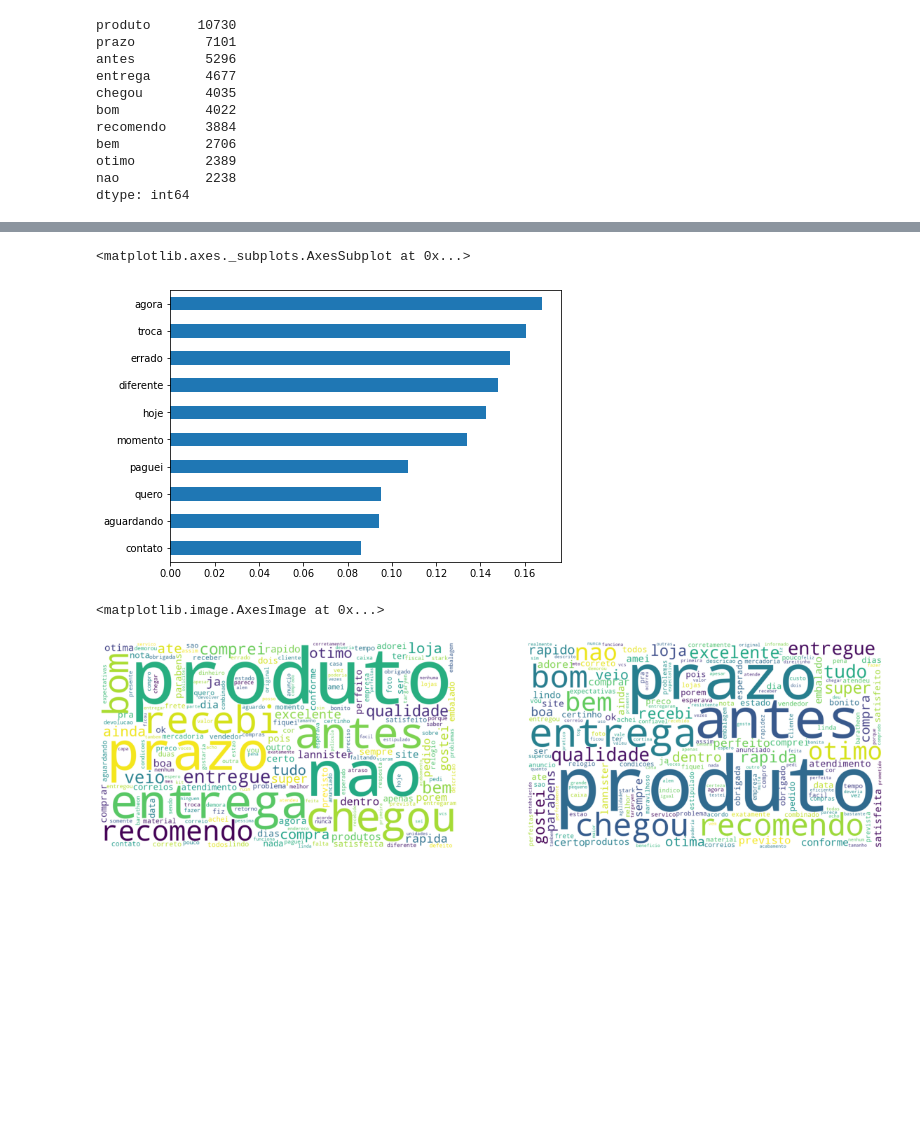
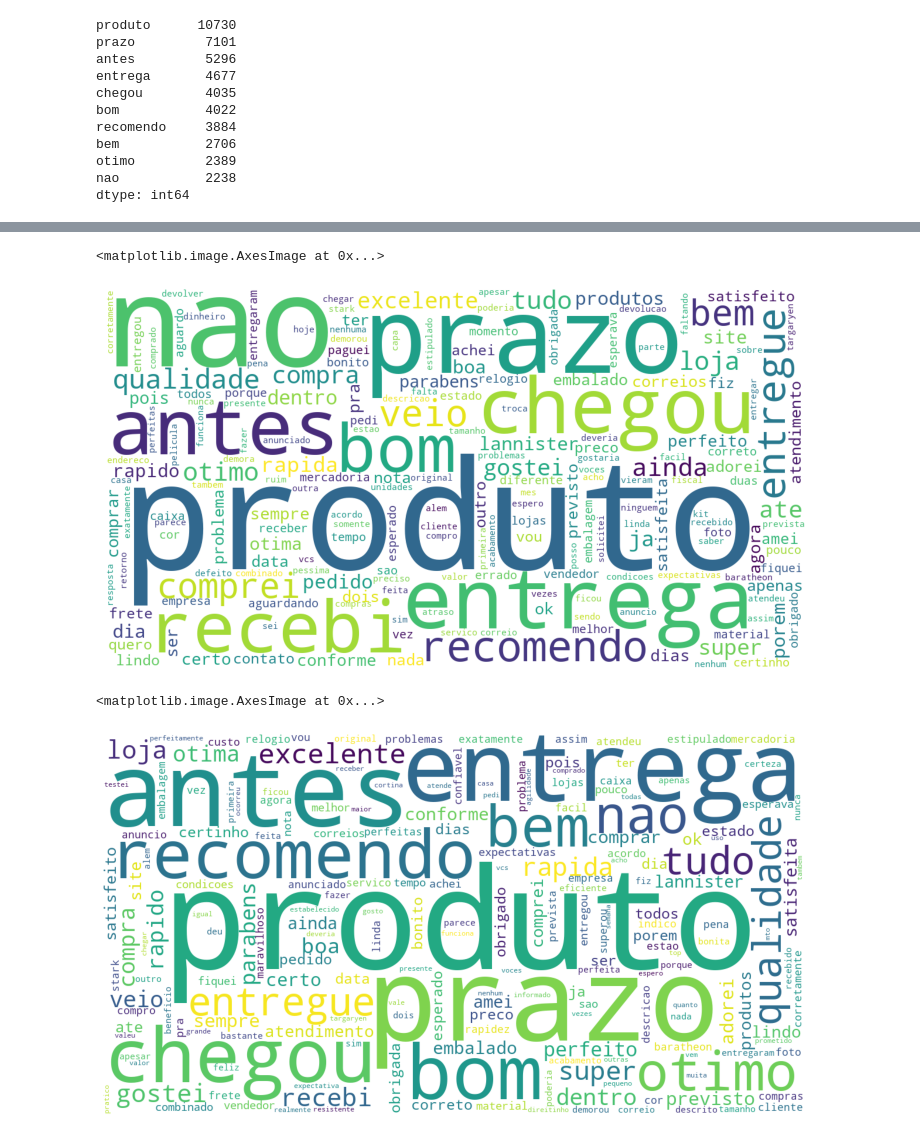
Before and after one commit to Pedalves/olist-ml, a Jupyter notebook: ipynb/EDA.ipynb, the cells around one changed output, grey strips where cells are left out. Saved outputs shown, nothing was run; the diff lists cells and outputs as text; code cells hidden in the pictures; blank space fills up the shorter version.

```diff
--- a/ipynb/EDA.ipynb
+++ b/ipynb/EDA.ipynb
@@ -167,21 +200,23 @@ words_frequency = words_frequency.loc[words_frequency['frequency_4_5']>=50]
-# %%
-(words_frequency.frequency_4_5/words_frequency.frequency_all).nsmallest(10).plot.barh(figsize=(7,5))
-# %% [output]
-<matplotlib.axes._subplots.AxesSubplot at 0x...>
-[figure, removed]
 # %%
 from wordcloud import WordCloud
 # %%
-word_cloud_generator = WordCloud(width = 1200, height = 700, background_color='white', collocations = False, normalize_plurals=False)
+word_cloud_generator = WordCloud(width = 1200, height = 650, background_color='white', collocations = False, normalize_plurals=False)
+word_cloud_bad = word_cloud_generator.generate(" ".join(all_words_bad))
+word_cloud_generator = WordCloud(width = 1200, height = 650, background_color='white', collocations = False, normalize_plurals=False)
 word_cloud_all = word_cloud_generator.generate(" ".join(all_words))
-word_cloud_generator = WordCloud(width = 1200, height = 700, background_color='white', collocations = False, normalize_plurals=False)
+word_cloud_generator = WordCloud(width = 1200, height = 650, background_color='white', collocations = False, normalize_plurals=False)
 word_cloud_best = word_cloud_generator.generate(" ".join(all_words_best))
 # %%
-fig, axes = plt.subplots(nrows=1, ncols=2, figsize=(20, 7))
-axes[0].axis('off')
-axes[1].axis('off')
-axes[0].imshow(word_cloud_all)
-axes[1].imshow(word_cloud_best)
+fig, axes = plt.subplots(nrows=1, ncols=1, figsize=(20, 7))
+axes.axis('off')
+axes.imshow(word_cloud_all)
 # %% [output]
 <matplotlib.image.AxesImage at 0x...>
-[figure, old version]
+[figure, new version]
+# %%
+fig, axes = plt.subplots(nrows=1, ncols=1, figsize=(20, 7))
+axes.axis('off')
+axes.imshow(word_cloud_best)
+# %% [output]
+<matplotlib.image.AxesImage at 0x...>
+[figure, added]
```
Also changed, not shown: parts of 7 cells of this notebook.
